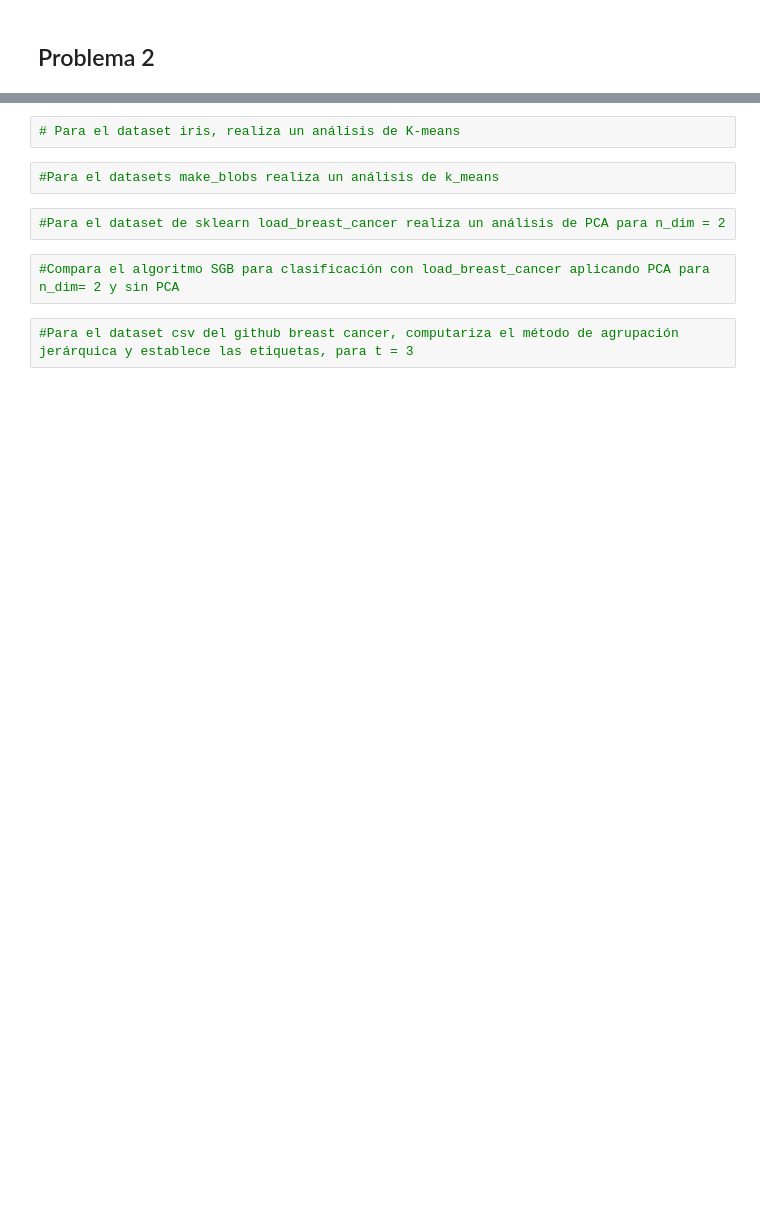
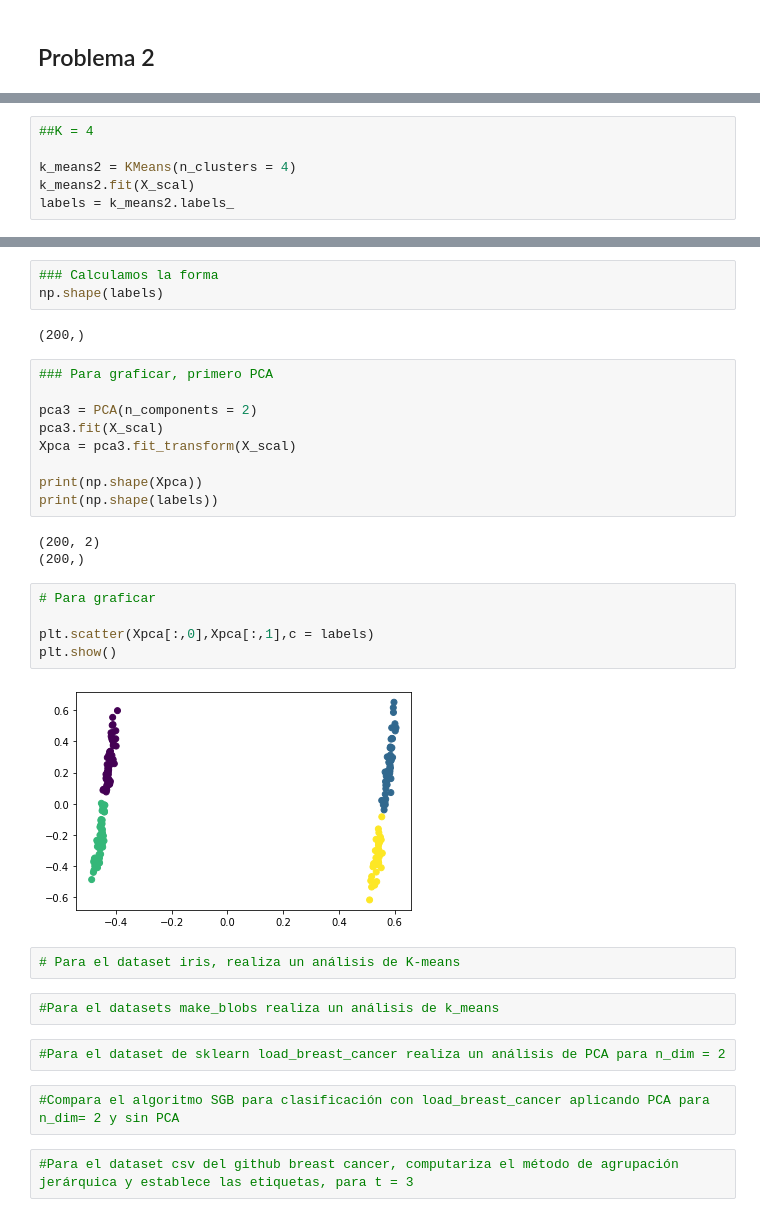
Before and after one commit to CoolfaceJerkCity/PythonIntermedio2022, a Jupyter notebook: Lec7_Nosupervisados.ipynb, the cells around one changed output, grey strips where cells are left out. Cells and saved outputs as stored; diff of their text form; blank space fills up the shorter version.

```diff
--- a/Lec7_Nosupervisados.ipynb
+++ b/Lec7_Nosupervisados.ipynb
@@ -110,0 +189,6 @@ Realiza un método de Kmeans para la data de Mall_Customers
+# %%
+##K = 4
+
+k_means2 = KMeans(n_clusters = 4)
+k_means2.fit(X_scal)
+labels = k_means2.labels_
@@ -111,3 +208,27 @@ Realiza un método de Kmeans para la data de Mall_Customers
+# %%
+### Calculamos la forma
+np.shape(labels)
+# %% [output]
+(200,)
+# %%
+### Para graficar, primero PCA
+
+pca3 = PCA(n_components = 2)
+pca3.fit(X_scal)
+Xpca = pca3.fit_transform(X_scal)
+
+print(np.shape(Xpca))
+print(np.shape(labels))
+# %% [output]
+(200, 2)
+(200,)
+# %%
+# Para graficar
+
+plt.scatter(Xpca[:,0],Xpca[:,1],c = labels)
+plt.show()
+# %% [output]
+[figure, added]
 # %%
 # Para el dataset iris, realiza un análisis de K-means
 # %%
```
Also changed, not shown: parts of 13 cells of this notebook.
